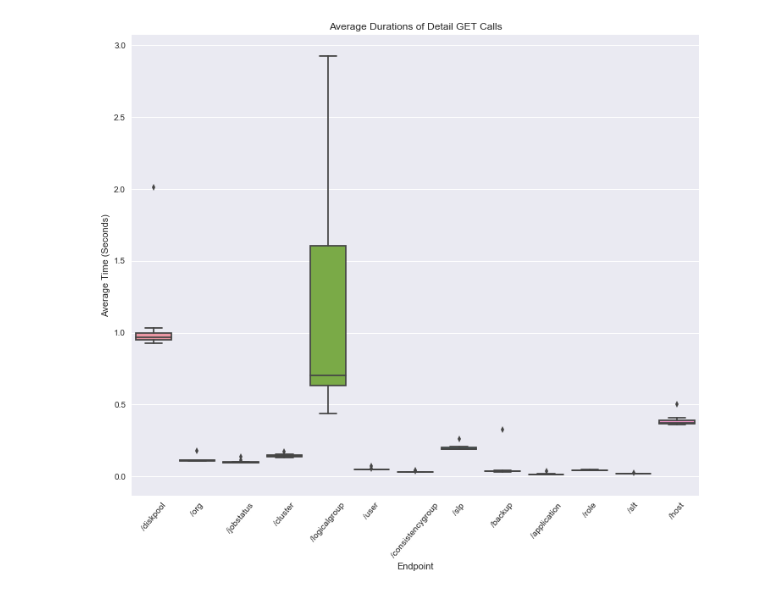
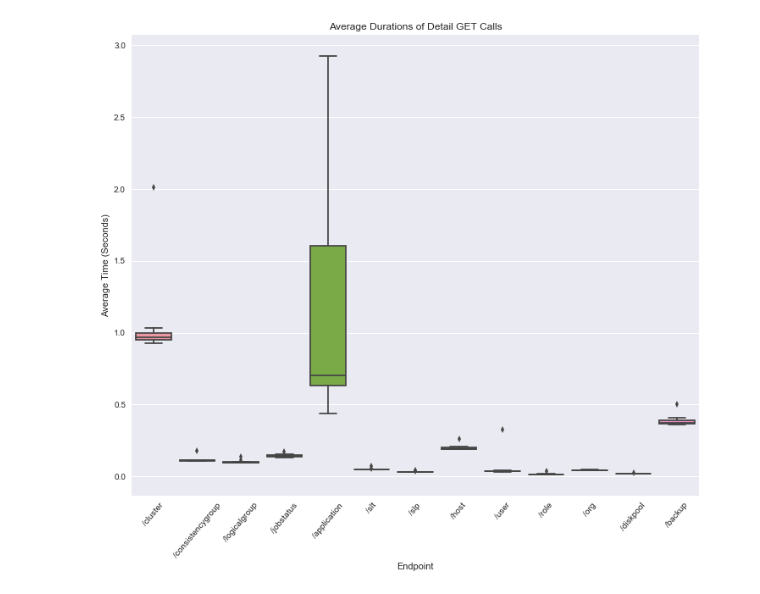
Before and after one commit to blacksheepstudio/agmprofiler, a Jupyter notebook: agm_api_calls.ipynb, the cells around one changed output. Saved outputs shown, nothing was run; the diff lists cells and outputs as text; code cells hidden in the pictures.

```diff
--- a/agm_api_calls.ipynb
+++ b/agm_api_calls.ipynb
@@ -44,18 +44,18 @@ def combine():
 # %%
 fig, ax = plt.subplots(figsize=(12, 10))
 detail_df = get_times_for_all_executions('detail')
 sns.boxplot(x="endpoint", y="time", data=detail_df)
 # get current axis
 ax = plt.gca()
 # get current xtick labels
 xticks = ax.get_xticks()
 # convert all xtick labels to selected format from ms timestamp
-_ = ax.set_xticklabels(set(detail_df.endpoint), rotation=50)
+_ = plt.xticks(rotation=50)
 _ = plt.ylabel('Average Time (Seconds)')
 _ = plt.xlabel('Endpoint')
 _ = plt.title('Average Durations of Detail GET Calls')
 # %% [output]
-[figure, old version]
+[figure, new version]
 # %%
 fig, ax = plt.subplots(figsize=(12, 10))
 detail_df = get_times_for_all_executions('detail')
```
Also changed, not shown: parts of 7 cells of this notebook.
